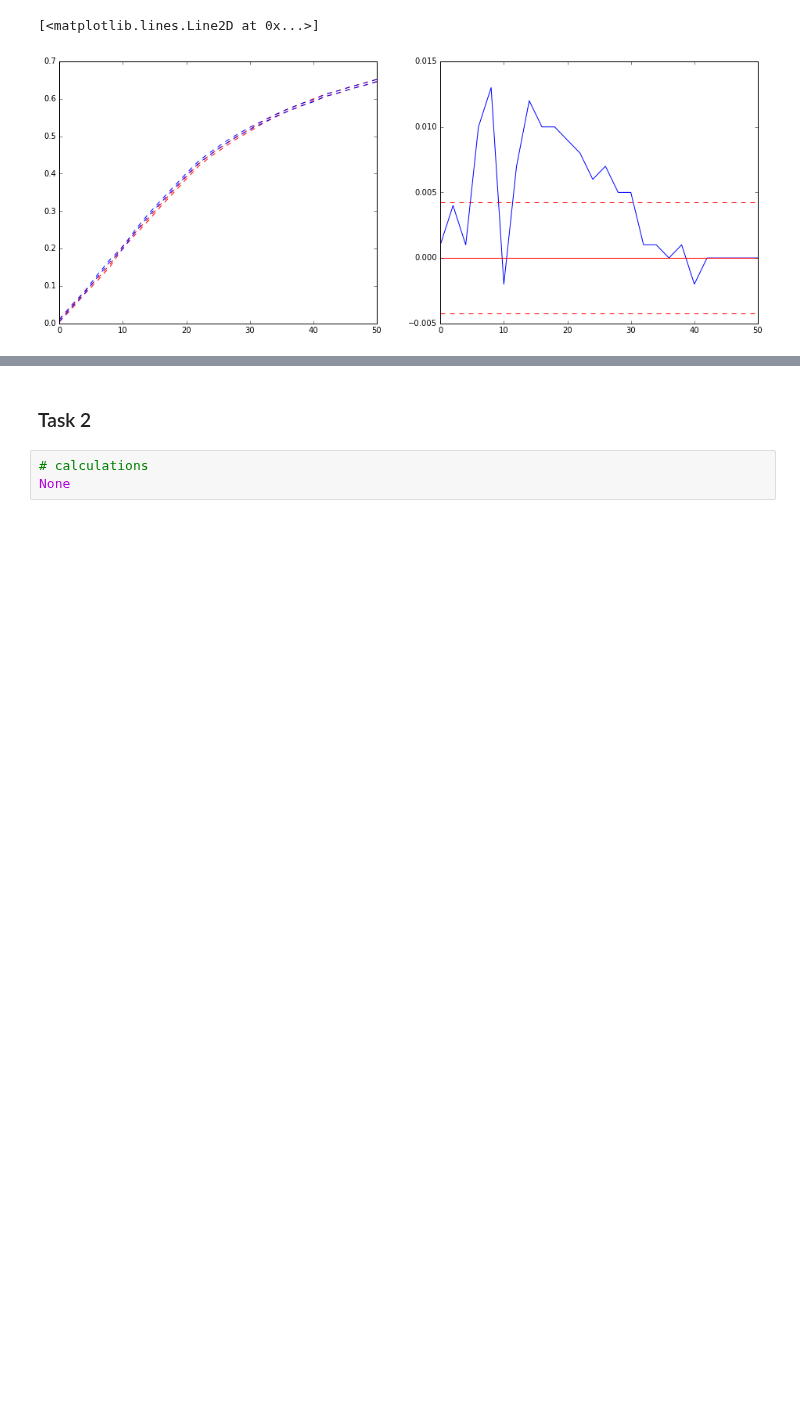
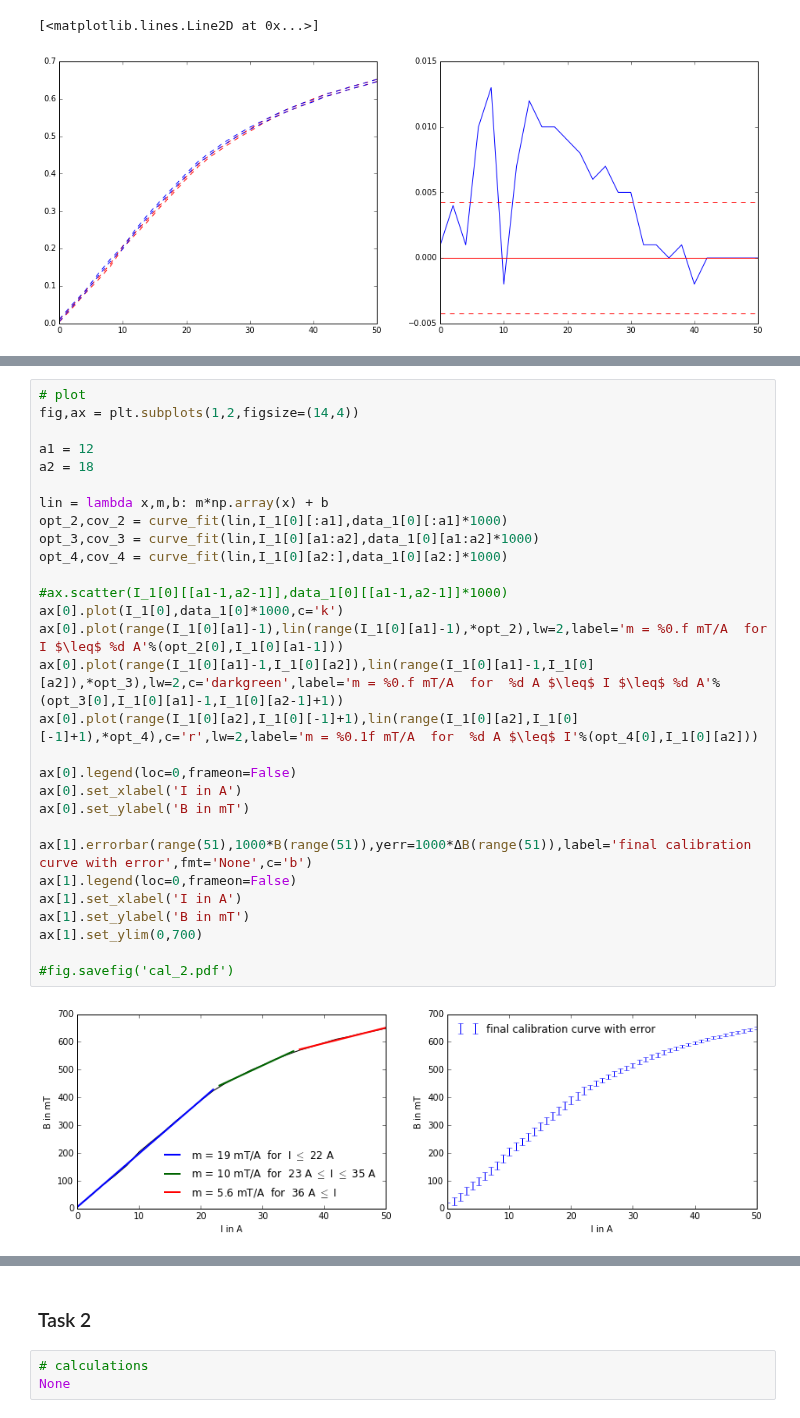
Before and after one commit to NlKLas/PyRePo, a Jupyter notebook: V1_python/V1.ipynb, the cells around one changed output, grey strips where cells are left out. Cells and saved outputs as stored; diff of their text form; blank space fills up the shorter version.

```diff
--- a/V1_python/V1.ipynb
+++ b/V1_python/V1.ipynb
@@ -128,0 +201,31 @@ Hysterese ist angedeutet, allerdings sehr schwach ausgeprägt. Liegt nicht in de
+# %%
+# plot
+fig,ax = plt.subplots(1,2,figsize=(14,4))
+
+a1 = 12
+a2 = 18
+
+lin = lambda x,m,b: m*np.array(x) + b
+opt_2,cov_2 = curve_fit(lin,I_1[0][:a1],data_1[0][:a1]*1000)
+opt_3,cov_3 = curve_fit(lin,I_1[0][a1:a2],data_1[0][a1:a2]*1000)
+opt_4,cov_4 = curve_fit(lin,I_1[0][a2:],data_1[0][a2:]*1000)
+
+#ax.scatter(I_1[0][[a1-1,a2-1]],data_1[0][[a1-1,a2-1]]*1000)
+ax[0].plot(I_1[0],data_1[0]*1000,c='k')
+ax[0].plot(range(I_1[0][a1]-1),lin(range(I_1[0][a1]-1),*opt_2),lw=2,label='m = %0.f mT/A  for  I $\leq$ %d A'%(opt_2[0],I_1[0][a1-1]))
+ax[0].plot(range(I_1[0][a1]-1,I_1[0][a2]),lin(range(I_1[0][a1]-1,I_1[0][a2]),*opt_3),lw=2,c='darkgreen',label='m = %0.f mT/A  for  %d A $\leq$ I $\leq$ %d A'%(opt_3[0],I_1[0][a1]-1,I_1[0][a2-1]+1))
+ax[0].plot(range(I_1[0][a2],I_1[0][-1]+1),lin(range(I_1[0][a2],I_1[0][-1]+1),*opt_4),c='r',lw=2,label='m = %0.1f mT/A  for  %d A $\leq$ I'%(opt_4[0],I_1[0][a2]))
+
+ax[0].legend(loc=0,frameon=False)
+ax[0].set_xlabel('I in A')
+ax[0].set_ylabel('B in mT')
+
+ax[1].errorbar(range(51),1000*B(range(51)),yerr=1000*ΔB(range(51)),label='final calibration curve with error',fmt='None',c='b')
+ax[1].legend(loc=0,frameon=False)
+ax[1].set_xlabel('I in A')
+ax[1].set_ylabel('B in mT')
+ax[1].set_ylim(0,700)
+
+#fig.savefig('cal_2.pdf')
+# %% [output]
+[figure, added]
```
Also changed, not shown: parts of 9 cells of this notebook, 3 other files.
